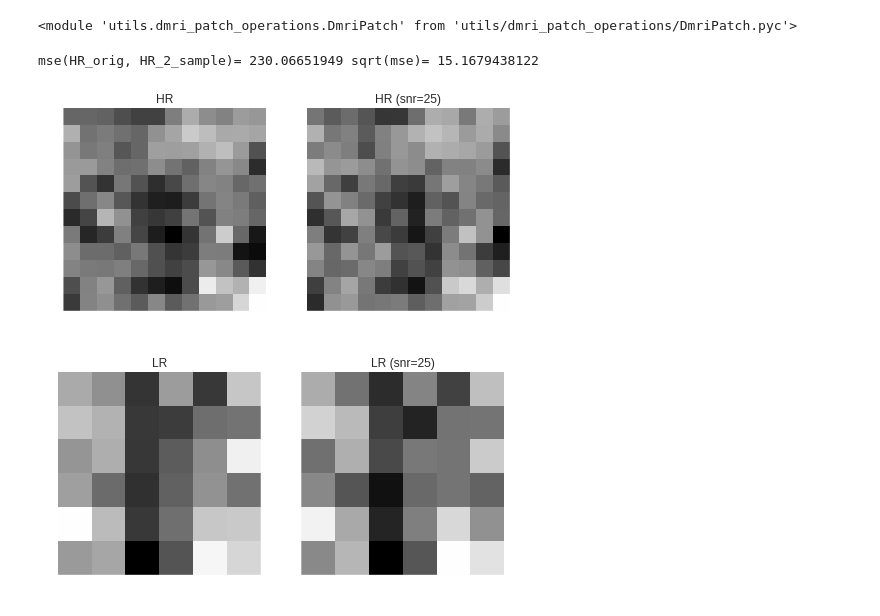
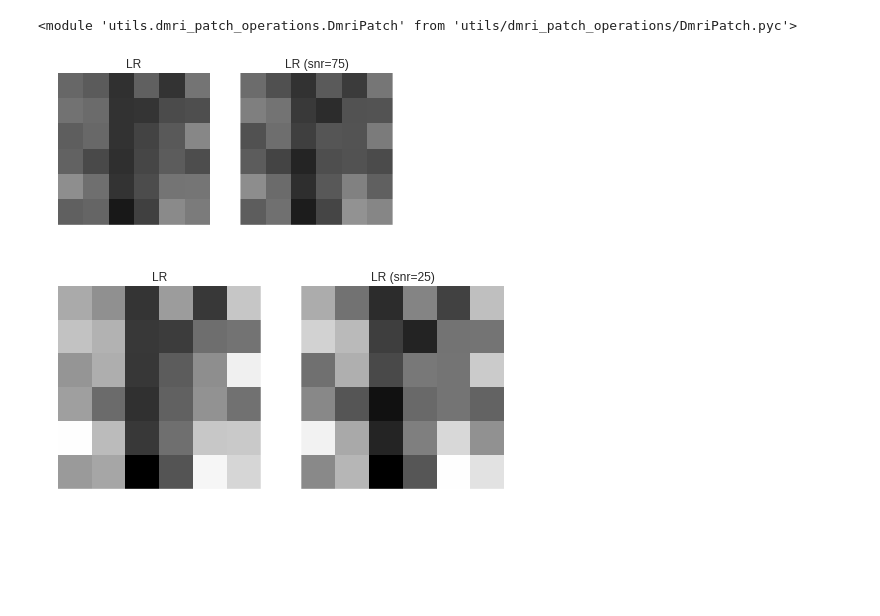
Before and after one commit to egomezsumma/iqt, a Jupyter notebook: Optimization ruido en trainin set y lr.ipynb, the cells around one changed output. Saved outputs shown, nothing was run; the diff lists cells and outputs as text; code cells hidden in the pictures; blank space fills up the shorter version.

```diff
--- a/Optimization ruido en trainin set y lr.ipynb
+++ b/Optimization ruido en trainin set y lr.ipynb
@@ -115,12 +120,12 @@ colorbar()
 from dipy.sims import phantom
 
 def buildT(i_hr, snr, snr_type, n_samples):
-    noised_hr = phantom.add_noise(i_hr, snr=SNR, noise_type=SNR_TYPE)
+    noised_hr = phantom.add_noise(i_hr, snr=snr, noise_type=SNR_TYPE)
     noised_lr = img_utils.downsampling2(noised_img, scale)
     X = img_utils.column_this(noised_lr)
     Y = img_utils.column_this(noised_hr)
-    for i in range(1,n_samples):
-        noised_hr = phantom.add_noise(i_hr, snr=SNR, noise_type=SNR_TYPE)
+    for i in range(1, n_samples):
+        noised_hr = phantom.add_noise(i_hr, snr=snr, noise_type=SNR_TYPE)
         noised_lr = img_utils.downsampling2(noised_img, scale)
         X = img_utils.append_column(X, noised_lr)
         Y = img_utils.append_column(Y, noised_hr)
@@ -148,12 +153,14 @@ reload(patchs)
 <module 'utils.dmri_patch_operations.DmriPatch' from 'utils/dmri_patch_operations/DmriPatch.pyc'>
 # %%
 ## Compare one sample and original HR version
-img_utils._isc(i_hr, Y[:, 2].reshape(i_hr.shape), b=1, titles=['HR', 'HR (snr='+str(SNR)+')'])
-mse_feta = mu.mse(i_hr[:,:,:,1], Y[:, 2].reshape(i_hr.shape)[:,:,:,1])
-print 'mse(HR_orig, HR_2_sample)=' , mse_feta, 'sqrt(mse)=', sqrt(mse_feta)
+VMIN, VMAX = 0,408
+#X, Y = buildT(i_hr, t_snr, 75, n_samples)
+img_utils._isc(i_lr, X[:, 2].reshape(i_lr.shape), b=0, titles=['LR', 'LR (snr='+str(75)+')'], vmin=VMIN, vmax=VMAX)
+#mse_feta = mu.mse(i_hr[:,:,:,1], Y[:, 2].reshape(i_hr.shape)[:,:,:,1])
+#print 'mse(HR_orig, HR_2_sample)=' , mse_feta, 'sqrt(mse)=', sqrt(mse_feta)
+plt.savefig('/user/lgomez/home/Documents/tesis/optimizacion/img/lr_Tsnr75.pdf')
 # %% [output]
-mse(HR_orig, HR_2_sample)= 230.06651949 sqrt(mse)= 15.1679438122
-[figure, old version]
+[figure, new version]
 # %%
 ## Compare one sample and original LR version
 plt =img_utils._isc(i_lr, X[:, 9].reshape(i_lr.shape), b=0, titles=['LR', 'LR (snr='+str(SNR)+')'])
```
Also changed, not shown: parts of 35 cells of this notebook, 32 other files.
